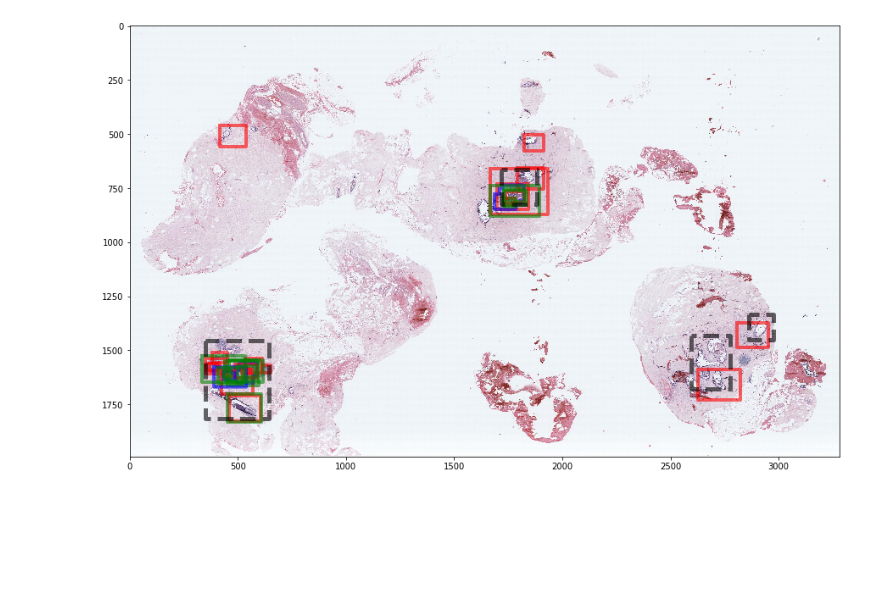
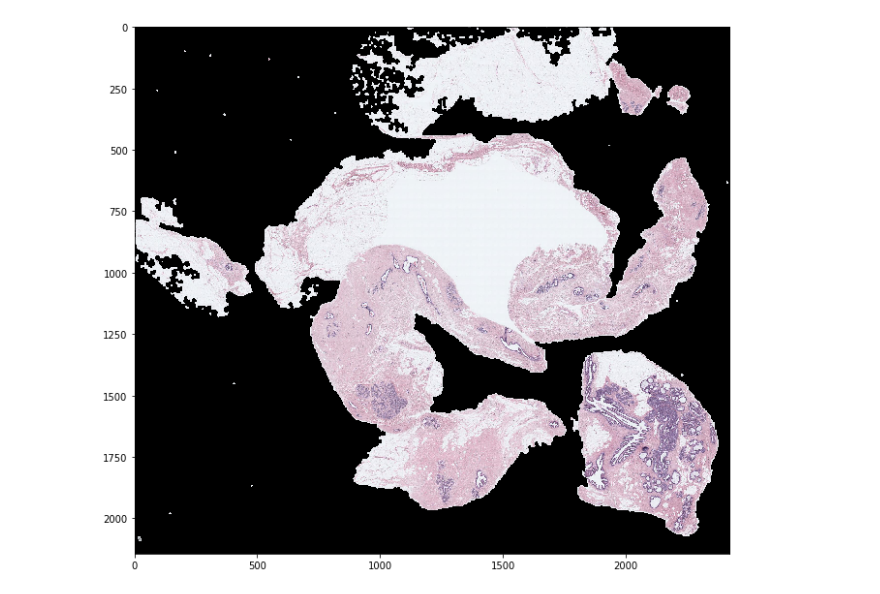
Before and after one commit to canermercancs/Deep-Learning-for-Pathology-Image-Analysis, a Jupyter notebook: Playground.ipynb, the cells around one changed output. Cells and saved outputs as stored; diff of their text form; code cells hidden in the pictures; blank space fills up the shorter version.

```diff
--- a/Playground.ipynb
+++ b/Playground.ipynb
@@ -14,7 +14,7 @@ pimObj.readRGB()
-# %%
-pimObj.showRGB()
-pimObj.drawSoftROIs([775,776,777])
-pimObj.drawConsensusROIs()
-plt.show()
-# %% [output]
-[figure, removed]
+# %%
+aux = pimObj.RGB.pim.copy()
+aux[pimObj.FGmask.pmask == 0] = 0
+plt.imshow(aux)
+plt.show()
+# %% [output]
+[figure, added]
```
Also changed, not shown: parts of 7 cells of this notebook.
